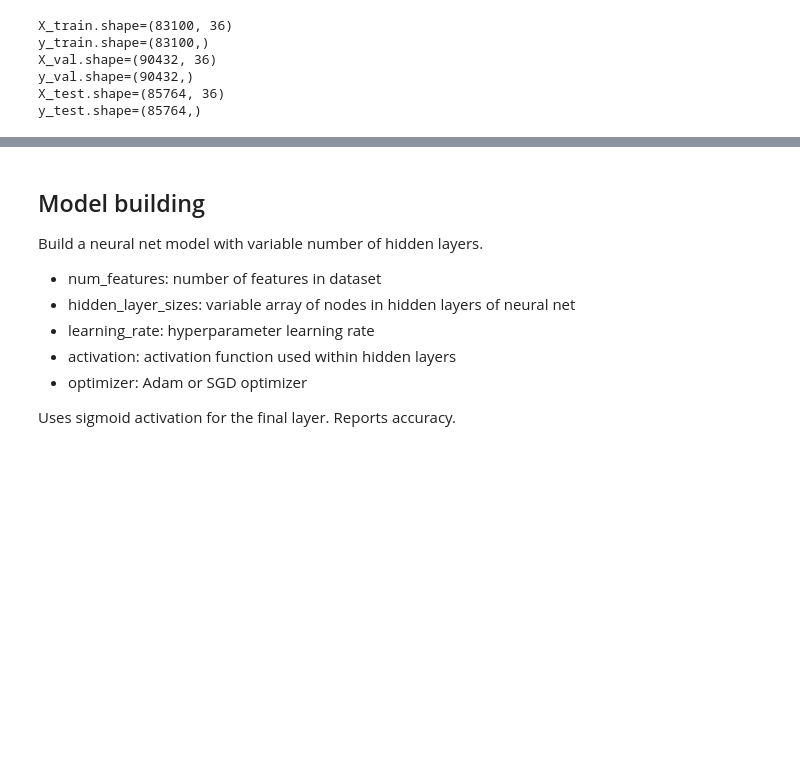
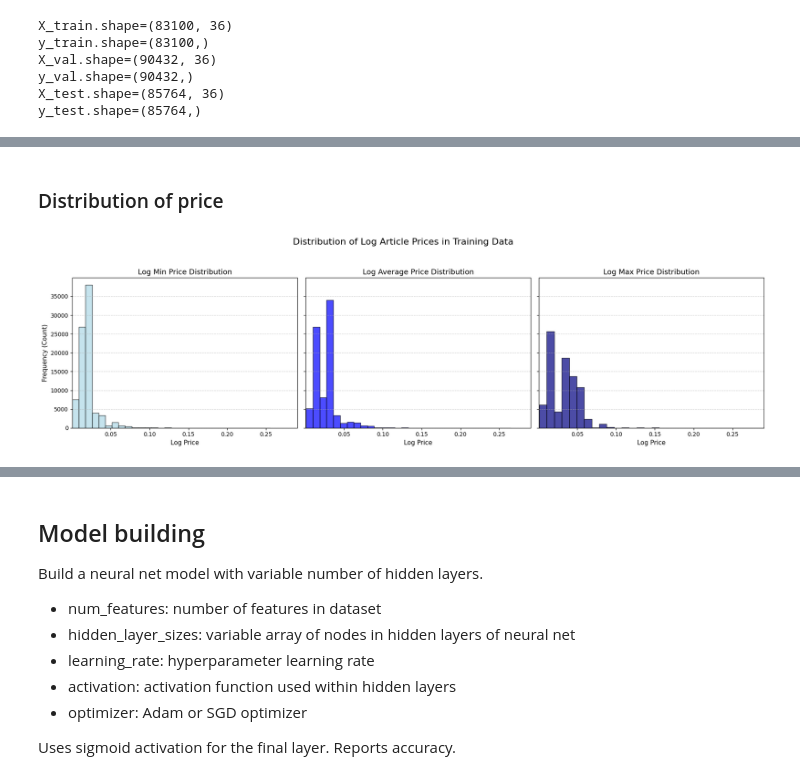
Before and after one commit to daveschaaf/mids_207_project, a Jupyter notebook: notebooks/product_recommendation_01.ipynb, the cells around one changed output, grey strips where cells are left out. Cells and saved outputs as stored; diff of their text form; code cells hidden in the pictures; blank space fills up the shorter version.

```diff
--- a/notebooks/product_recommendation_01.ipynb
+++ b/notebooks/product_recommendation_01.ipynb
@@ -222,0 +265,27 @@ X_train after scaling - mean: -0.00, std: 1.00
+# %% [markdown]
+### Distribution of price
+# %%
+log_price_cols = ['log_min_price', 'log_avg_price', 'log_max_price']
+X_train_prices = X_train[log_price_cols].copy()
+
+x_min = X_train_prices.min().min()
+x_max = X_train_prices.max().max()
+
+fig, axes = plt.subplots(1, 3, figsize=(18, 5), sharey=True)
+titles = ['Log Min Price Distribution', 'Log Average Price Distribution', 'Log Max Price Distribution']
+colors = ['lightblue', 'blue', 'navy']
+
+for i in range(3):
+    axes[i].hist(X_train_prices[log_price_cols[i]], bins=30, color=colors[i], edgecolor='black', alpha=0.7)
+    axes[i].set_title(titles[i], fontsize=13)
+    axes[i].set_xlabel("Log Price", fontsize=11)
+    if i == 0:
+        axes[i].set_ylabel("Frequency (Count)", fontsize=11)
+    axes[i].set_xlim(x_min, x_max)
+    axes[i].grid(axis='y', linestyle='--', alpha=0.6)
+fig.suptitle('Distribution of Log Article Prices in Training Data', fontsize=16, y=1.05)
+
+plt.tight_layout()
+plt.show()
+# %% [output]
+[figure, added]
```
Also changed, not shown: parts of 22 cells of this notebook.
